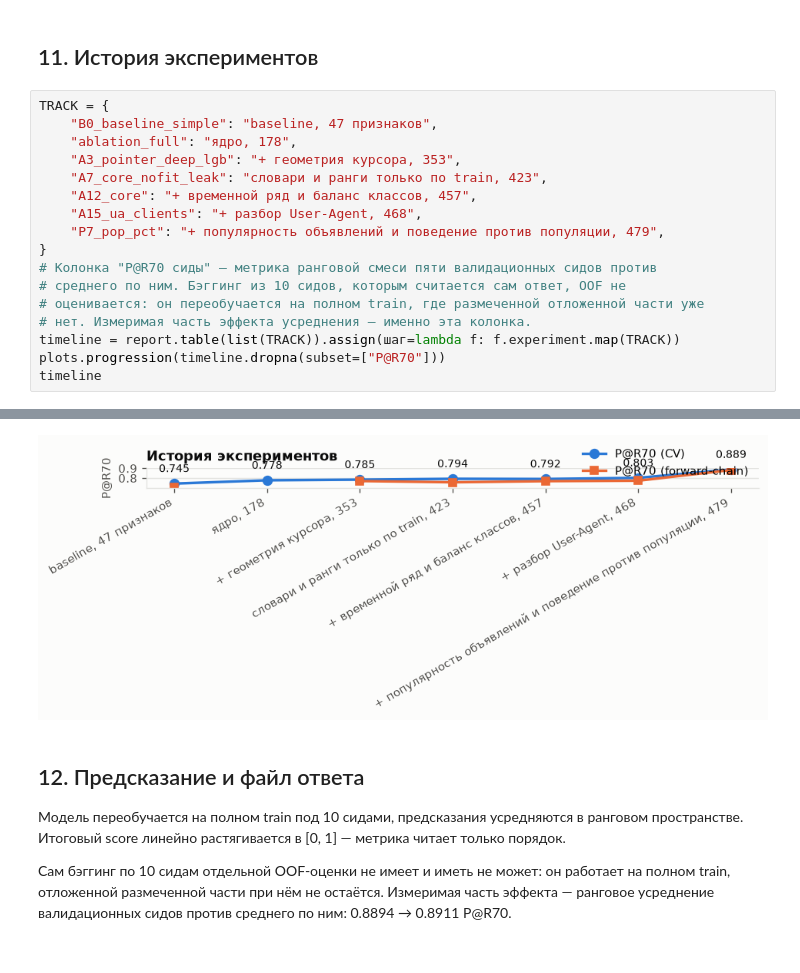
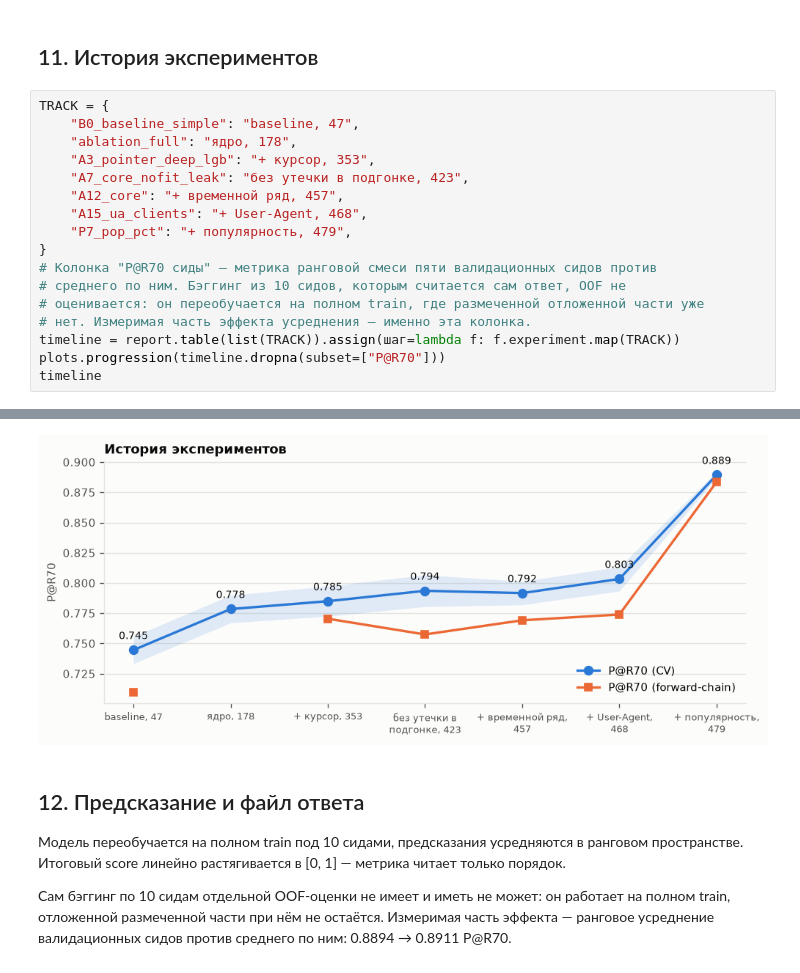
Before and after one commit to dkorbelainen/avito-antibot, a Jupyter notebook: solution.ipynb, the cells around one changed output, grey strips where cells are left out. Cells and saved outputs as stored; diff of their text form.

```diff
--- a/solution.ipynb
+++ b/solution.ipynb
@@ -549,13 +512,13 @@ plots.importances(gains, top=20);
 ## 11. История экспериментов
 # %%
 TRACK = {
-    "B0_baseline_simple": "baseline, 47 признаков",
+    "B0_baseline_simple": "baseline, 47",
     "ablation_full": "ядро, 178",
-    "A3_pointer_deep_lgb": "+ геометрия курсора, 353",
-    "A7_core_nofit_leak": "словари и ранги только по train, 423",
-    "A12_core": "+ временной ряд и баланс классов, 457",
-    "A15_ua_clients": "+ разбор User-Agent, 468",
-    "P7_pop_pct": "+ популярность объявлений и поведение против популяции, 479",
+    "A3_pointer_deep_lgb": "+ курсор, 353",
+    "A7_core_nofit_leak": "без утечки в подгонке, 423",
+    "A12_core": "+ временной ряд, 457",
+    "A15_ua_clients": "+ User-Agent, 468",
+    "P7_pop_pct": "+ популярность, 479",
 }
 # Колонка "P@R70 сиды" — метрика ранговой смеси пяти валидационных сидов против
 # среднего по ним. Бэггинг из 10 сидов, которым считается сам ответ, OOF не
@@ -576,4 +539,4 @@ timeline
-[figure, old version]
+[figure, new version]
 # %% [markdown]
 ## 12. Предсказание и файл ответа
 
```
Also changed, not shown: parts of 4 cells of this notebook, 9 other files.
